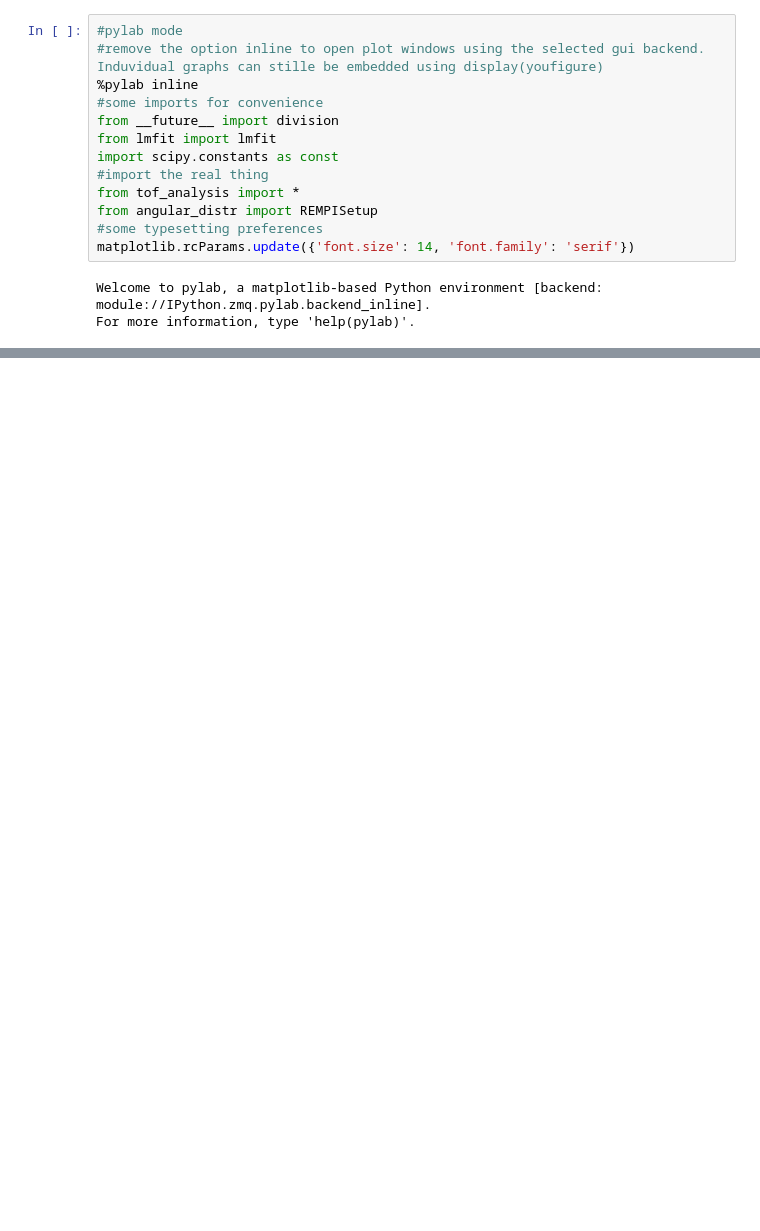
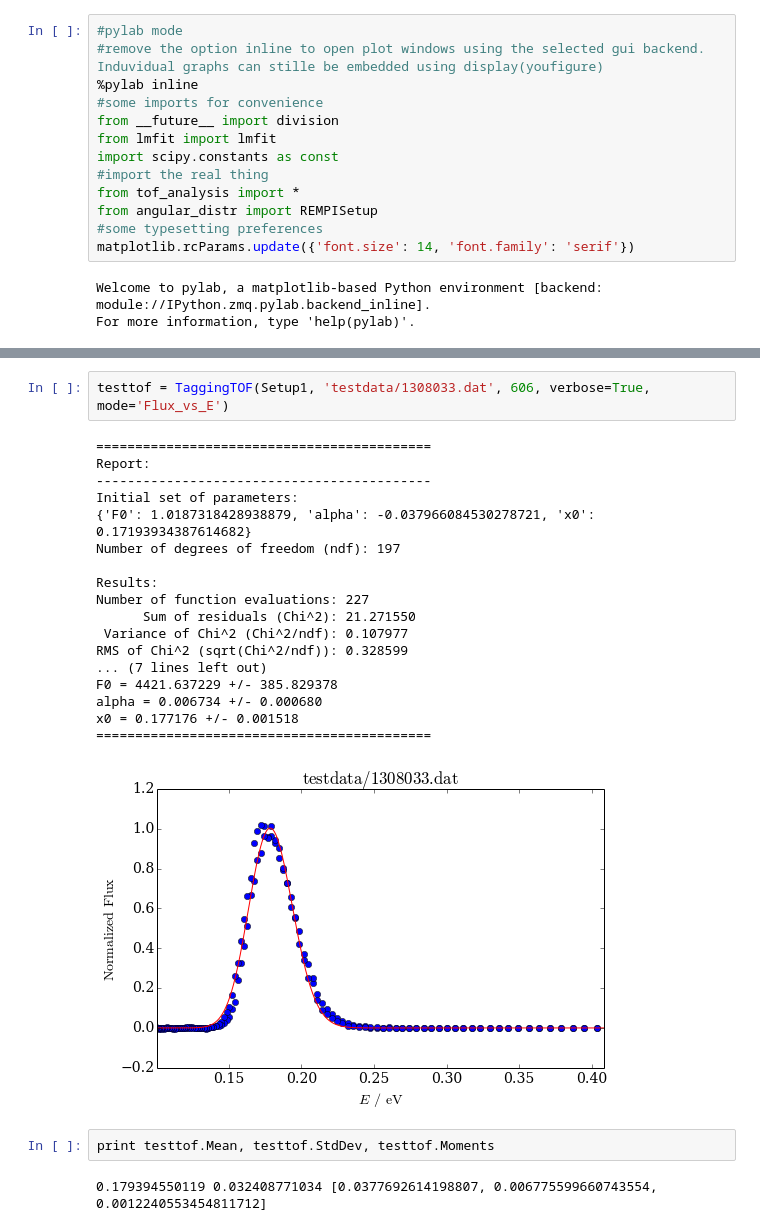
Before and after one commit to jwerdec/beamerlib, a Jupyter notebook: newtof.ipynb, the cells around one changed output, grey strips where cells are left out. Cells and saved outputs as stored; diff of their text form; blank space fills up the shorter version.

```diff
--- a/newtof.ipynb
+++ b/newtof.ipynb
@@ -272,0 +239,25 @@ class TOFSpectrum(object):
+# %%
+testtof = TaggingTOF(Setup1, 'testdata/1308033.dat', 606, verbose=True, mode='Flux_vs_E')
+# %% [output]
+===========================================
+Report:
+-------------------------------------------
+Initial set of parameters:
+{'F0': 1.0187318428938879, 'alpha': -0.037966084530278721, 'x0': 0.17193934387614682}
+Number of degrees of freedom (ndf): 197
+
+Results:
+Number of function evaluations: 227
+      Sum of residuals (Chi^2): 21.271550
+ Variance of Chi^2 (Chi^2/ndf): 0.107977
+RMS of Chi^2 (sqrt(Chi^2/ndf)): 0.328599
+... (7 lines left out)
+F0 = 4421.637229 +/- 385.829378
+alpha = 0.006734 +/- 0.000680
+x0 = 0.177176 +/- 0.001518
+===========================================
+[figure, added]
+# %%
+print testtof.Mean, testtof.StdDev, testtof.Moments
+# %% [output]
+0.179394550119 0.032408771034 [0.0377692614198807, 0.006775599660743554, 0.0012240553454811712]
```
Also changed, not shown: parts of 5 cells of this notebook, 2 other files.
